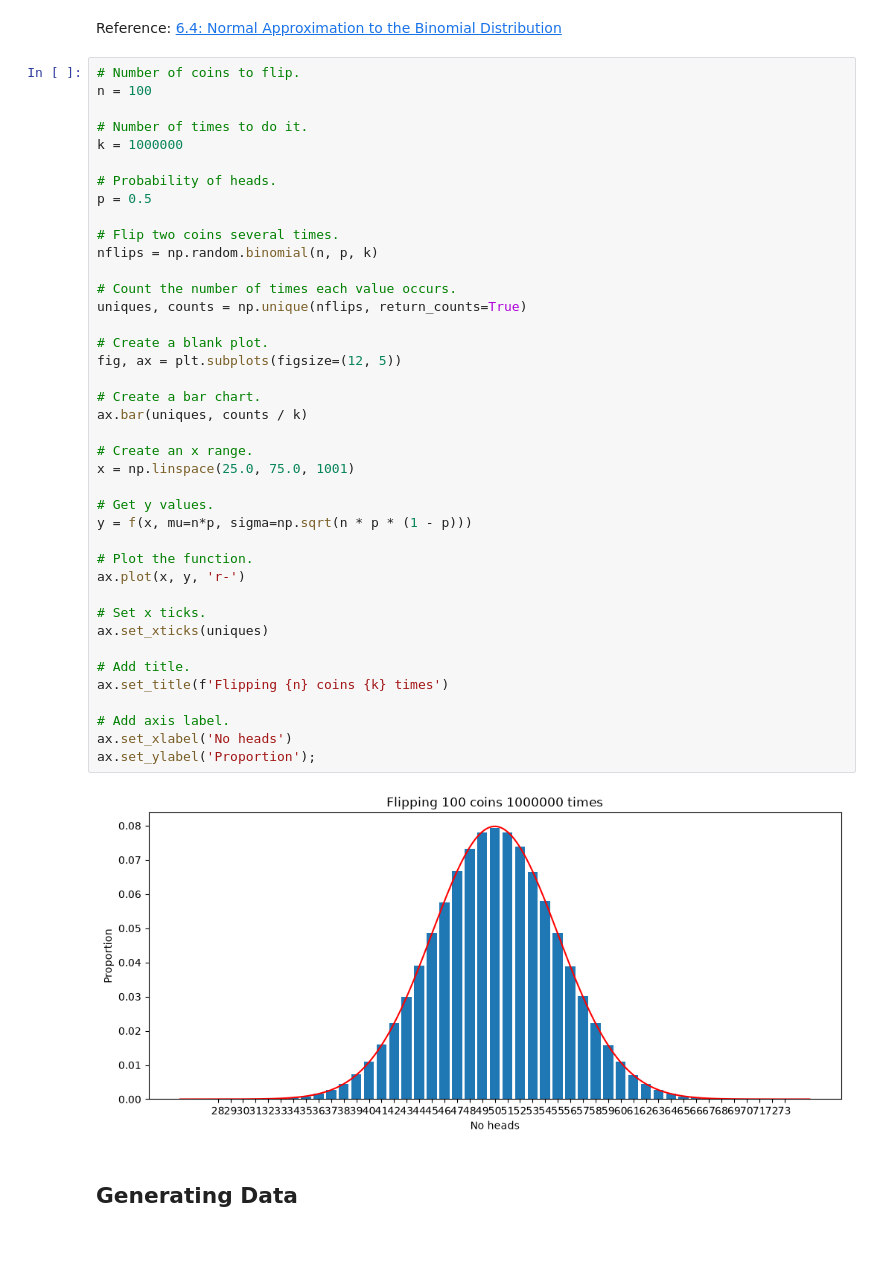
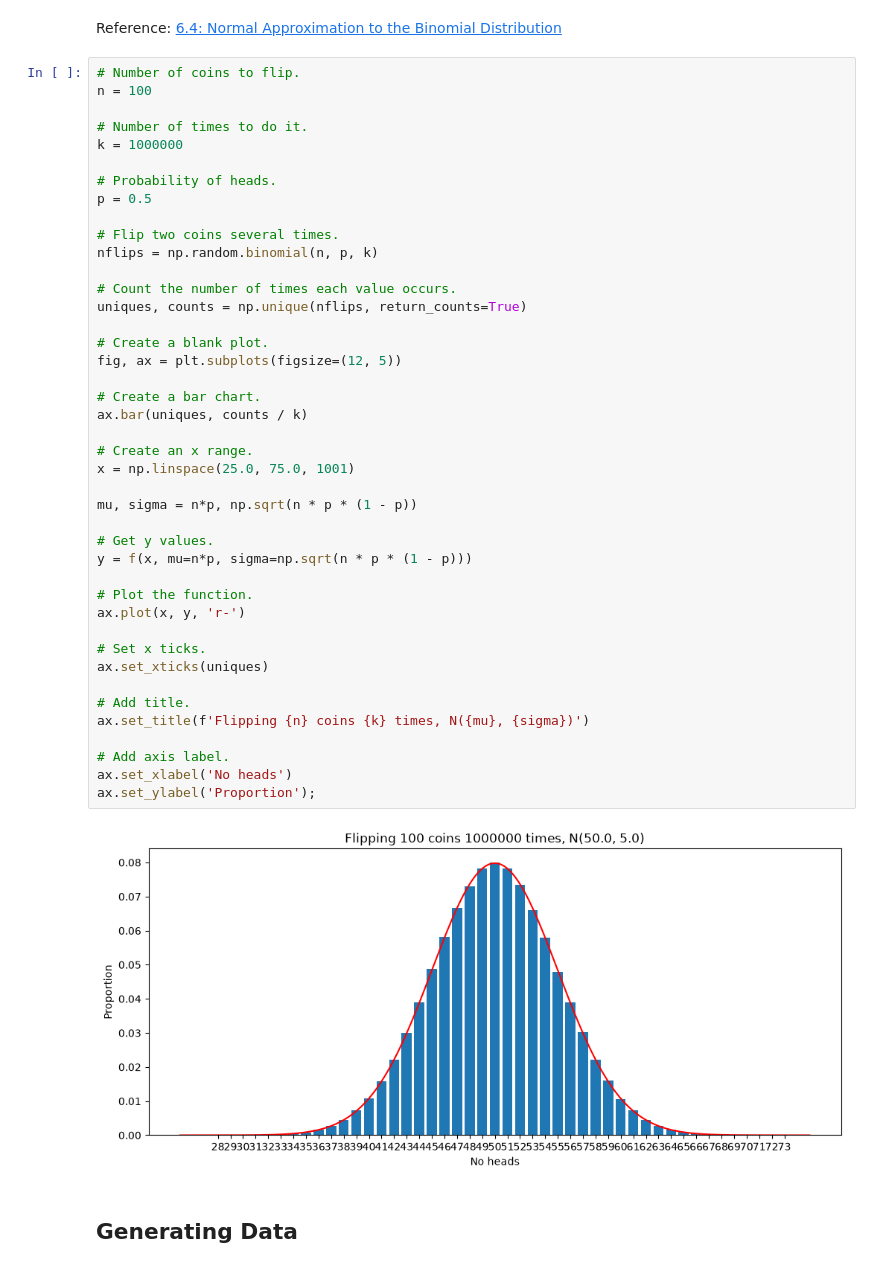
Before and after one commit to ianmcloughlin/applied-statistics, a Jupyter notebook: notes/normal-distribution.ipynb, the cells around one changed output. Drawn from its saved outputs; the diff is of its cells as text.

```diff
--- a/notes/normal-distribution.ipynb
+++ b/notes/normal-distribution.ipynb
@@ -282,35 +282,37 @@ p = 0.5
 # Flip two coins several times.
 nflips = np.random.binomial(n, p, k)
 
 # Count the number of times each value occurs.
 uniques, counts = np.unique(nflips, return_counts=True)
 
 # Create a blank plot.
 fig, ax = plt.subplots(figsize=(12, 5))
 
 # Create a bar chart.
 ax.bar(uniques, counts / k)
 
 # Create an x range.
 x = np.linspace(25.0, 75.0, 1001)
 
+mu, sigma = n*p, np.sqrt(n * p * (1 - p))
+
 # Get y values.
 y = f(x, mu=n*p, sigma=np.sqrt(n * p * (1 - p)))
 
 # Plot the function.
 ax.plot(x, y, 'r-')
 
 # Set x ticks.
 ax.set_xticks(uniques)
 
 # Add title.
-ax.set_title(f'Flipping {n} coins {k} times')
+ax.set_title(f'Flipping {n} coins {k} times, N({mu}, {sigma})')
 
 # Add axis label.
 ax.set_xlabel('No heads')
 ax.set_ylabel('Proportion');
 # %% [output]
-[figure, old version]
+[figure, new version]
 # %% [markdown]
 ## Generating Data
 # %% [markdown]
```
Also changed, not shown: parts of 20 cells of this notebook.
